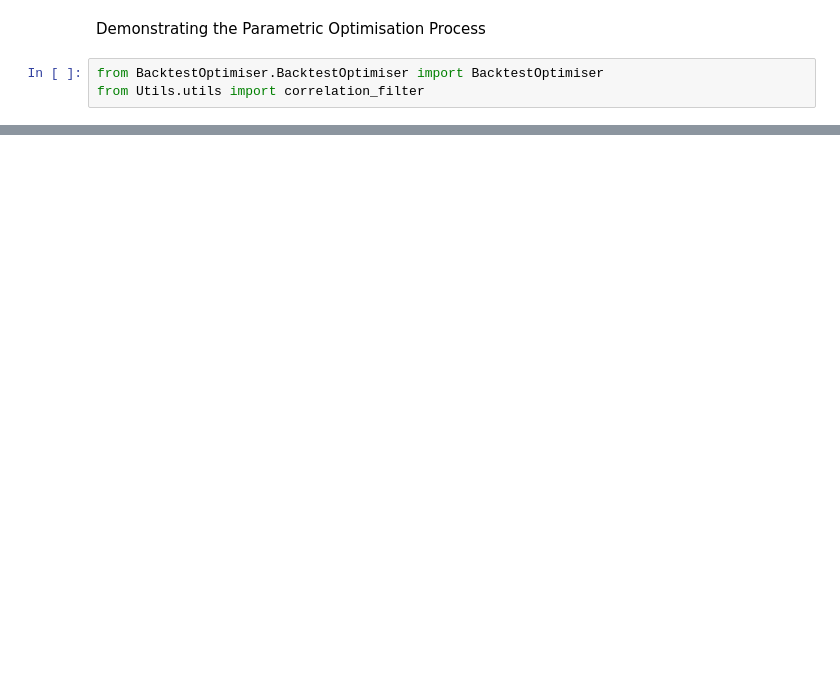
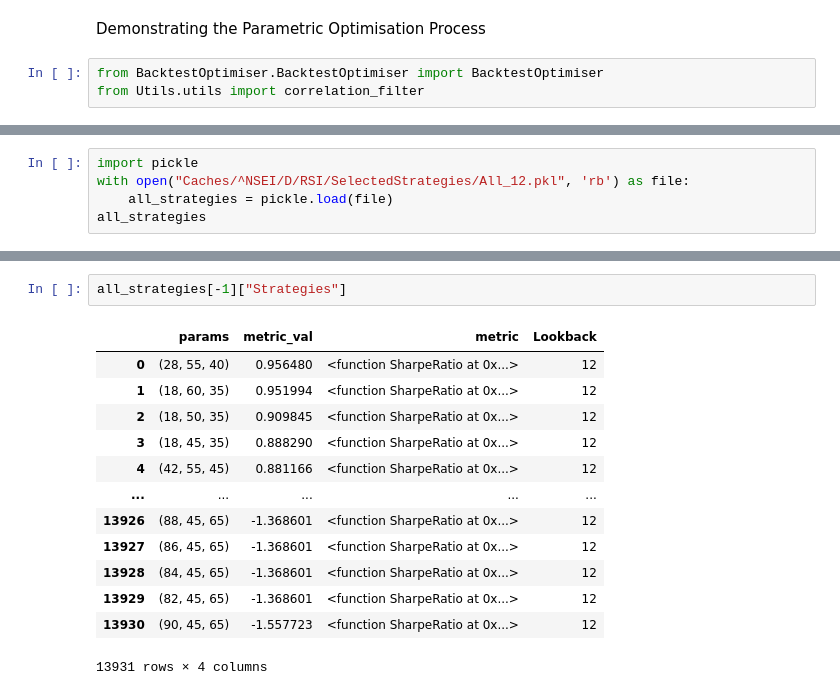
Before and after one commit to Suprabhash/AlgoTrading-IIMC, a Jupyter notebook: Backtest_Test.ipynb, the cells around one changed output, grey strips where cells are left out. Drawn from its saved outputs; the diff is of its cells as text; blank space fills up the shorter version.

```diff
--- a/Backtest_Test.ipynb
+++ b/Backtest_Test.ipynb
@@ -85,0 +87,5 @@ Selecting best and mailing results
+# %%
+import pickle
+with open("Caches/^NSEI/D/RSI/SelectedStrategies/All_12.pkl", 'rb') as file:
+    all_strategies = pickle.load(file)
+all_strategies
@@ -85,0 +130,16 @@ Selecting best and mailing results
+# %%
+all_strategies[-1]["Strategies"]
+# %% [output]
+|  | params | metric_val | metric | Lookback |
+| 0 | (28, 55, 40) | 0.956480 | <function SharpeRatio at 0x...> | 12 |
+| 1 | (18, 60, 35) | 0.951994 | <function SharpeRatio at 0x...> | 12 |
+| 2 | (18, 50, 35) | 0.909845 | <function SharpeRatio at 0x...> | 12 |
+| 3 | (18, 45, 35) | 0.888290 | <function SharpeRatio at 0x...> | 12 |
+| 4 | (42, 55, 45) | 0.881166 | <function SharpeRatio at 0x...> | 12 |
+| ... | ... | ... | ... | ... |
+| 13926 | (88, 45, 65) | -1.368601 | <function SharpeRatio at 0x...> | 12 |
+| 13927 | (86, 45, 65) | -1.368601 | <function SharpeRatio at 0x...> | 12 |
+| 13928 | (84, 45, 65) | -1.368601 | <function SharpeRatio at 0x...> | 12 |
+| 13929 | (82, 45, 65) | -1.368601 | <function SharpeRatio at 0x...> | 12 |
+| 13930 | (90, 45, 65) | -1.557723 | <function SharpeRatio at 0x...> | 12 |
+13931 rows × 4 columns
```
Also changed, not shown: parts of 9 cells of this notebook, 3 other files.
